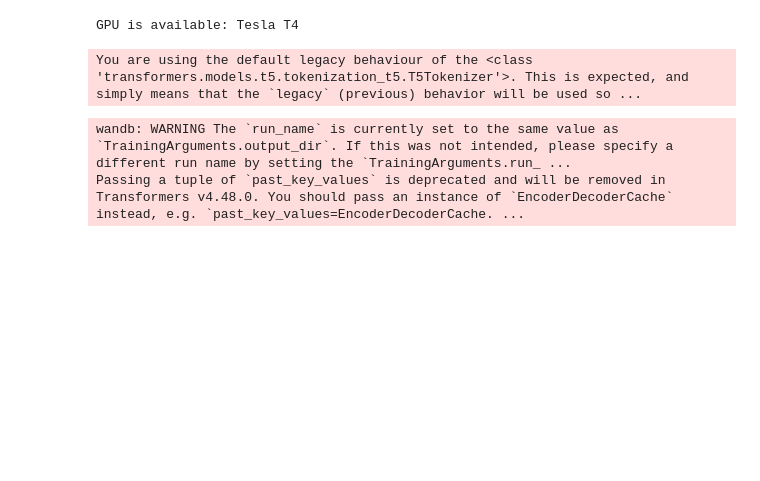
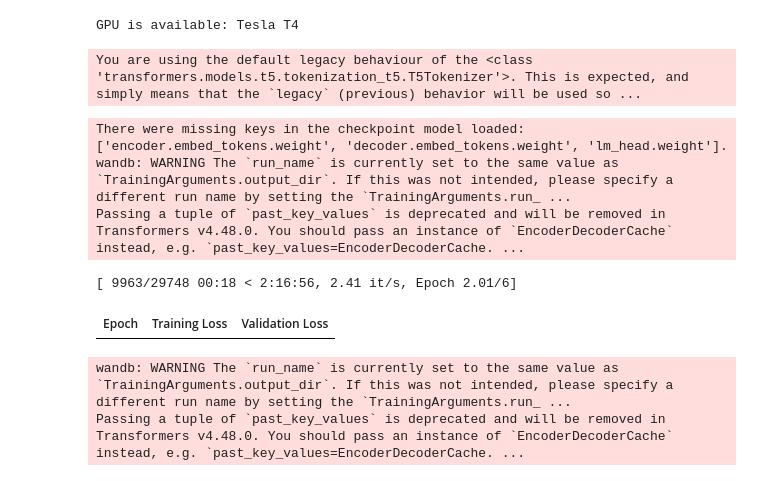
Before and after one commit to otnemrasordep/DadaGP-track-processing, a Jupyter notebook: bandGP.ipynb, the cells around one changed output. Drawn from its saved outputs; the diff is of its cells as text; code cells hidden in the pictures; blank space fills up the shorter version.

```diff
--- a/bandGP.ipynb
+++ b/bandGP.ipynb
@@ -322,2 +321,13 @@ data_collator = DataCollatorForSeq2Seq(tokenizer=tokenizer, model=model)
 # %% [output]
 You are using the default legacy behaviour of the <class 'transformers.models.t5.tokenization_t5.T5Tokenizer'>. This is expected, and simply means that the `legacy` (previous) behavior will be used so ...
+# %%
+from transformers import T5ForConditionalGeneration, T5Tokenizer, Trainer, TrainingArguments
+from transformers import DataCollatorForSeq2Seq
+
+# Run this cell to resume training from save checkpoint
+# Define the path to the last checkpoint
+checkpoint_path = "/content/drive/MyDrive/bandGP/t5_finetune_dgdgb-drums/checkpoint-9916"
+
+# Load the model and tokenizer from the checkpoint
+model = T5ForConditionalGeneration.from_pretrained(checkpoint_path)
+tokenizer = T5Tokenizer.from_pretrained(checkpoint_path)
@@ -352,6 +365,47 @@ trainer = Trainer(
     tokenizer=tokenizer,                        # Tokenizer for preprocessing
     data_collator=data_collator                 # Data collator for dynamic padding
 )
+# %%
+# Run this cell for resuming training from checkpoin
+
+from transformers import Seq2SeqTrainingArguments
+
+# Training arguments (resume training with additional epochs)
+training_args = Seq2SeqTrainingArguments(
+    output_dir="./t5_finetune_dgdgb-drums-extended",  # Save new checkpoints here
+    evaluation_strategy="epoch",                    # Evaluate after each epoch
+    learning_rate=5e-5,                             # Keep the same learning rate
+    per_device_train_batch_size=8,                  # Keep batch size the same
+    per_device_eval_batch_size=8,
+    num_train_epochs=6,                             # Total epochs = current epochs + additional
+    weight_decay=0.01,
+    save_strategy="epoch",
+    logging_dir="./logs_extended",                  # Log directory
+    logging_steps=100,
+    save_total_limit=2,                             # Keep the 2 most recent checkpoints
+    load_best_model_at_end=True,
+    fp16=True,
+    predict_with_generate=True,
+    seed=42
+)
+
+# Trainer (resume from the checkpoint)
+trainer = Trainer(
+    model=model,
+    args=training_args,
+    train_dataset=tokenized_train,
+    eval_dataset=tokenized_validation,
+    tokenizer=tokenizer
+)
+
+# Resume training
+trainer.train(resume_from_checkpoint=checkpoint_path)
+# %% [output]
+There were missing keys in the checkpoint model loaded: ['encoder.embed_tokens.weight', 'decoder.embed_tokens.weight', 'lm_head.weight'].
+wandb: WARNING The `run_name` is currently set to the same value as `TrainingArguments.output_dir`. If this was not intended, please specify a different run name by setting the `TrainingArguments.run_ ...
+Passing a tuple of `past_key_values` is deprecated and will be removed in Transformers v4.48.0. You should pass an instance of `EncoderDecoderCache` instead, e.g. `past_key_values=EncoderDecoderCache. ...
+[ 9963/29748 00:18 < 2:16:56, 2.41 it/s, Epoch 2.01/6]
+| Epoch | Training Loss | Validation Loss |
 # %%
 # Train the model
 trainer.train()
```
Also changed, not shown: parts of 4 cells of this notebook.
